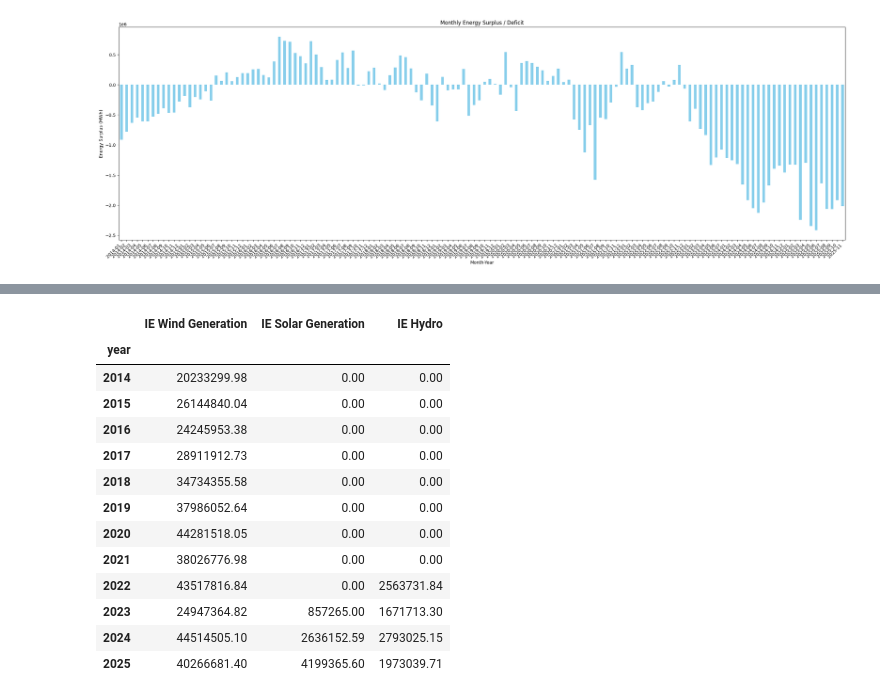
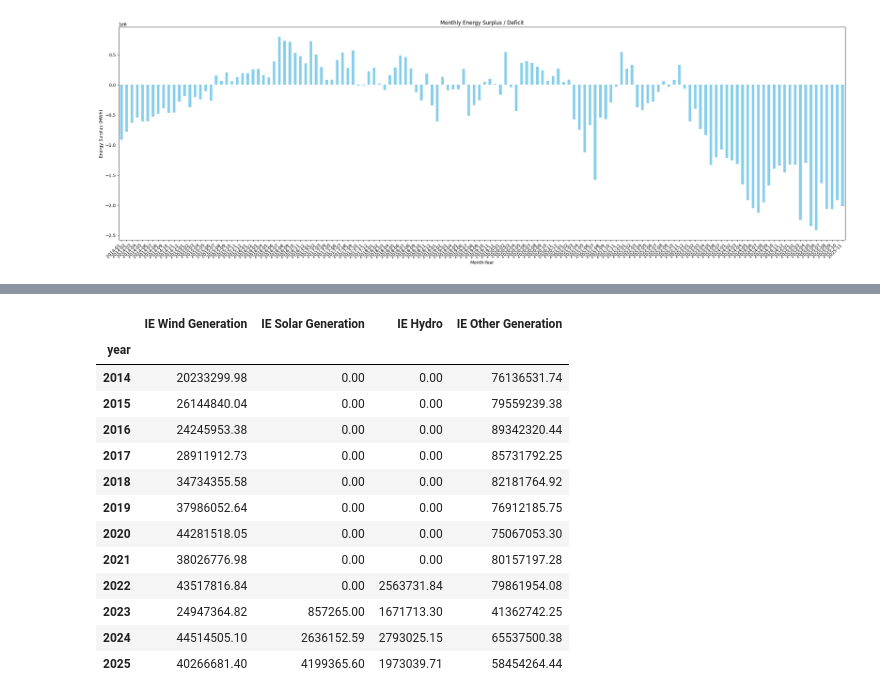
Before and after one commit to akshaypastagiya/PFDA, a Jupyter notebook: Project/data/eirenergy.ipynb, the cells around one changed output, grey strips where cells are left out. Cells and saved outputs as stored; diff of their text form; code cells hidden in the pictures.

```diff
--- a/Project/data/eirenergy.ipynb
+++ b/Project/data/eirenergy.ipynb
@@ -93,3 +78,7 @@ df.head(5)
 | 2014-01-01 00:30:00 | 2686.17 | 2826.42 | 972.06 | 932.71 | NaN | ... |
 | 2014-01-01 00:45:00 | 2657.56 | 2786.94 | 985.81 | 959.06 | NaN | ... |
 | 2014-01-01 01:00:00 | 2584.65 | 2723.94 | 958.63 | 920.82 | NaN | ... |
+# %%
+# Convert NaN values to 0
+df = df.fillna(0)
+df.head(5)
@@ -157,3 +154,7 @@ plt.gcf().autofmt_xdate(rotation=45)
 #plt.tight_layout()
 # %% [output]
 [figure]
+# %%
+# get energy generation from other sources
+df['IE Other Generation'] = df['IE Generation'] - (df['IE Wind Generation'] + df['IE Solar Generation'] + df['IE Hydro'])
+df.head(5)
@@ -160,19 +169,19 @@ plt.gcf().autofmt_xdate(rotation=45)
 # %%
 # create a pie chart of energy source contribution to total generation
-yearly_generation_type = df.groupby(df['year'])[['IE Wind Generation','IE Solar Generation','IE Hydro']].sum()
+yearly_generation_type = df.groupby(df['year'])[['IE Wind Generation','IE Solar Generation','IE Hydro','IE Other Generation']].sum()
 yearly_generation_type
 # %% [output]
-|  | IE Wind Generation | IE Solar Generation | IE Hydro |
-| year |  |  |  |
-| 2014 | 20233299.98 | 0.00 | 0.00 |
-| 2015 | 26144840.04 | 0.00 | 0.00 |
-| 2016 | 24245953.38 | 0.00 | 0.00 |
-| 2017 | 28911912.73 | 0.00 | 0.00 |
-| 2018 | 34734355.58 | 0.00 | 0.00 |
-| 2019 | 37986052.64 | 0.00 | 0.00 |
-| 2020 | 44281518.05 | 0.00 | 0.00 |
-| 2021 | 38026776.98 | 0.00 | 0.00 |
-| 2022 | 43517816.84 | 0.00 | 2563731.84 |
-| 2023 | 24947364.82 | 857265.00 | 1671713.30 |
-| 2024 | 44514505.10 | 2636152.59 | 2793025.15 |
-| 2025 | 40266681.40 | 4199365.60 | 1973039.71 |
+|  | IE Wind Generation | IE Solar Generation | IE Hydro | IE Other Generation |
+| year |  |  |  |  |
+| 2014 | 20233299.98 | 0.00 | 0.00 | 76136531.74 |
+| 2015 | 26144840.04 | 0.00 | 0.00 | 79559239.38 |
+| 2016 | 24245953.38 | 0.00 | 0.00 | 89342320.44 |
+| 2017 | 28911912.73 | 0.00 | 0.00 | 85731792.25 |
+| 2018 | 34734355.58 | 0.00 | 0.00 | 82181764.92 |
+| 2019 | 37986052.64 | 0.00 | 0.00 | 76912185.75 |
+| 2020 | 44281518.05 | 0.00 | 0.00 | 75067053.30 |
+| 2021 | 38026776.98 | 0.00 | 0.00 | 80157197.28 |
+| 2022 | 43517816.84 | 0.00 | 2563731.84 | 79861954.08 |
+| 2023 | 24947364.82 | 857265.00 | 1671713.30 | 41362742.25 |
+| 2024 | 44514505.10 | 2636152.59 | 2793025.15 | 65537500.38 |
+| 2025 | 40266681.40 | 4199365.60 | 1973039.71 | 58454264.44 |
```
Also changed, not shown: parts of 7 cells of this notebook.
